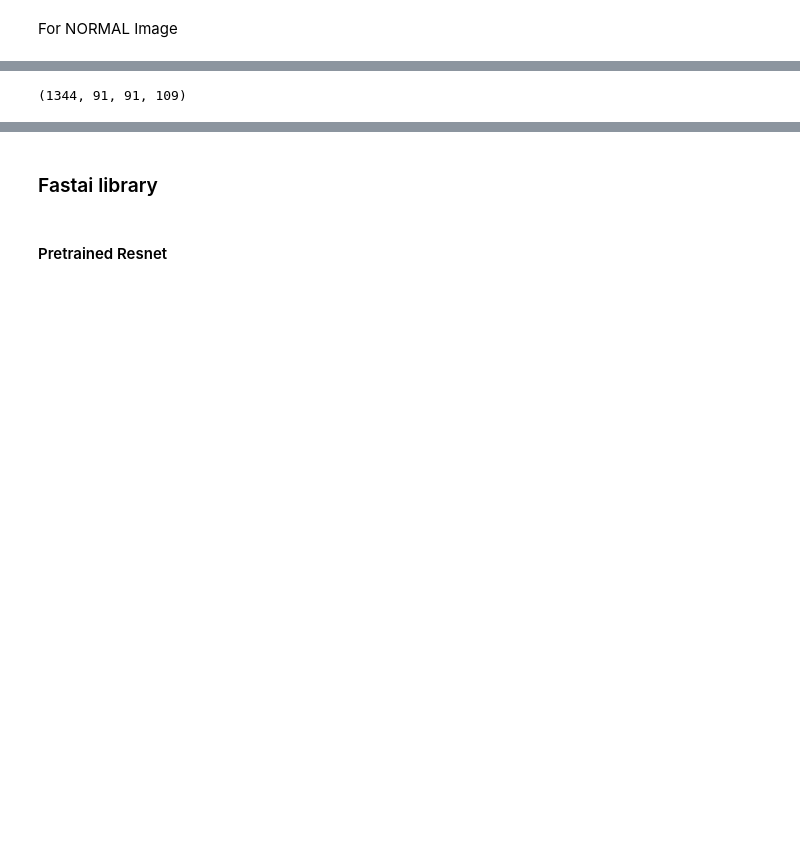
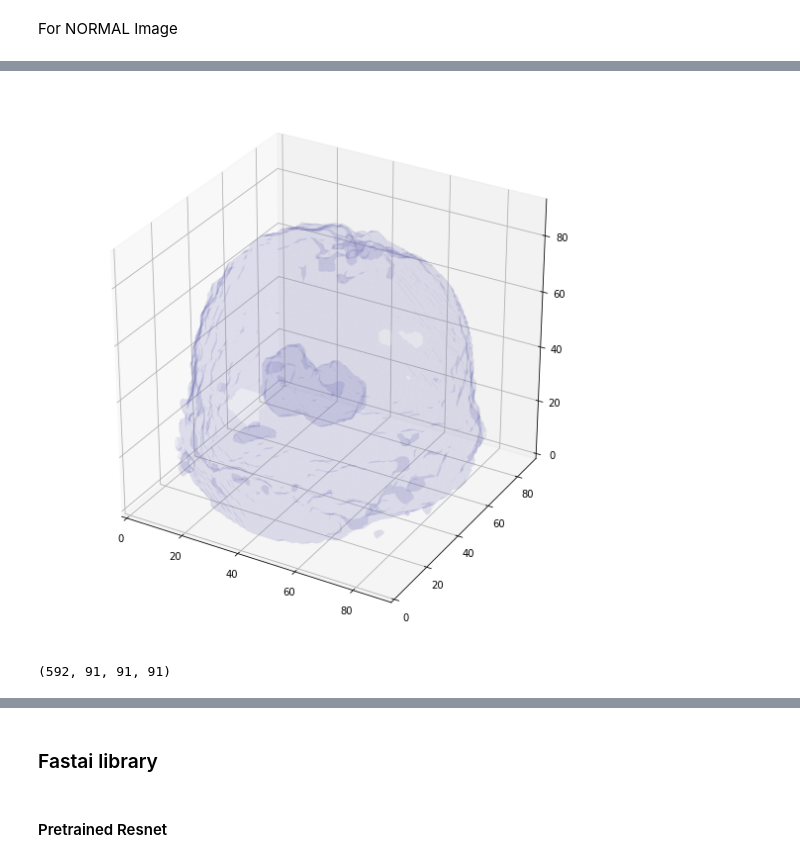
Before and after one commit to macsermkiat/PPMI, a Jupyter notebook: 2D,3D_SPECT_Classify_PD_all_slides.ipynb, the cells around one changed output, grey strips where cells are left out. Saved outputs shown, nothing was run; the diff lists cells and outputs as text; code cells hidden in the pictures; blank space fills up the shorter version.

```diff
--- a/2D,3D_SPECT_Classify_PD_all_slides.ipynb
+++ b/2D,3D_SPECT_Classify_PD_all_slides.ipynb
@@ -114,18 +267,48 @@ plt.imshow(ds.pixel_array[50,:,:])
+# %%
+def plot_3d(image, threshold=0):
+
+    # Position the scan upright,
+    # so the head of the patient would be at the top facing the camera
+    p = image.transpose(2,1,0)
+
+    verts, faces, c,dd = measure.marching_cubes_lewiner(p, threshold)
+
+    fig = plt.figure(figsize=(10, 10))
+    ax = fig.add_subplot(111, projection='3d')
+
+    # Fancy indexing: `verts[faces]` to generate a collection of triangles
+    mesh = Poly3DCollection(verts[faces], alpha=0.1)
+    face_color = [0.45, 0.45, 0.75]
+    mesh.set_facecolor(face_color)
+    ax.add_collection3d(mesh)
+
+    ax.set_xlim(0, p.shape[0])
+    ax.set_ylim(0, p.shape[1])
+    ax.set_zlim(0, p.shape[2])
+
+    plt.show()
+# %%
+plot_3d(j-ds,0)
+# %% [output]
+[figure, added]
 # %%
 # loop through all the DICOM files
 image_array_train =[]
 
 for filenameDCM in lstFilesDCM_train:
-    ds = pydicom.read_file(str(SPECTPATH / filenameDCM))
+    ds = pydicom.read_file(filenameDCM)
+    ds = ds.pixel_array[:,10:101,:]
+    ds = ds.astype('float64')
+    ds[ds<3500]=0
     #ds_3d = ds.pixel_array[30]
     #for i in range(31,51):
     #    ds_3d = np.dstack((ds_3d,ds.pixel_array[i]))
 
-    image_array_train.append(ds.pixel_array[:,:,:])
+    image_array_train.append(ds)
     #image_array_train.append(ds.pixel_array[:,:,::-1])
 
 image_array_train = np.asarray(image_array_train)
-image_array_train = image_array_train.transpose(0,3,1,2)
+#image_array_train = image_array_train.transpose(0,3,1,2)
 image_array_train.shape
 # %% [output]
-(1344, 91, 91, 109)
+(592, 91, 91, 91)
```
Also changed, not shown: parts of 60 cells of this notebook, 6 other files.
